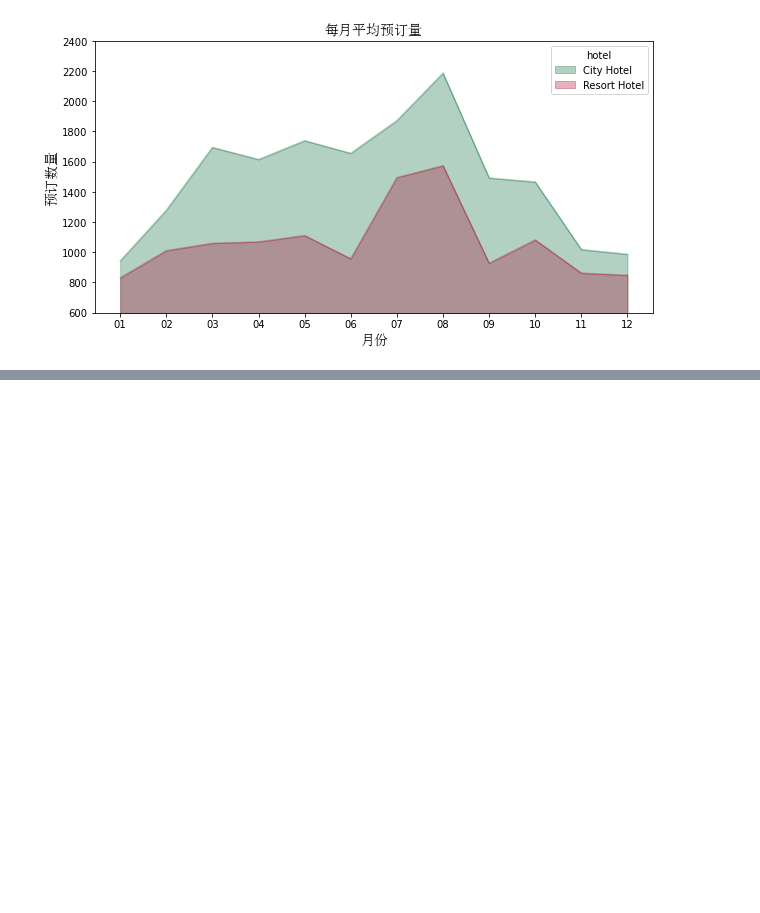
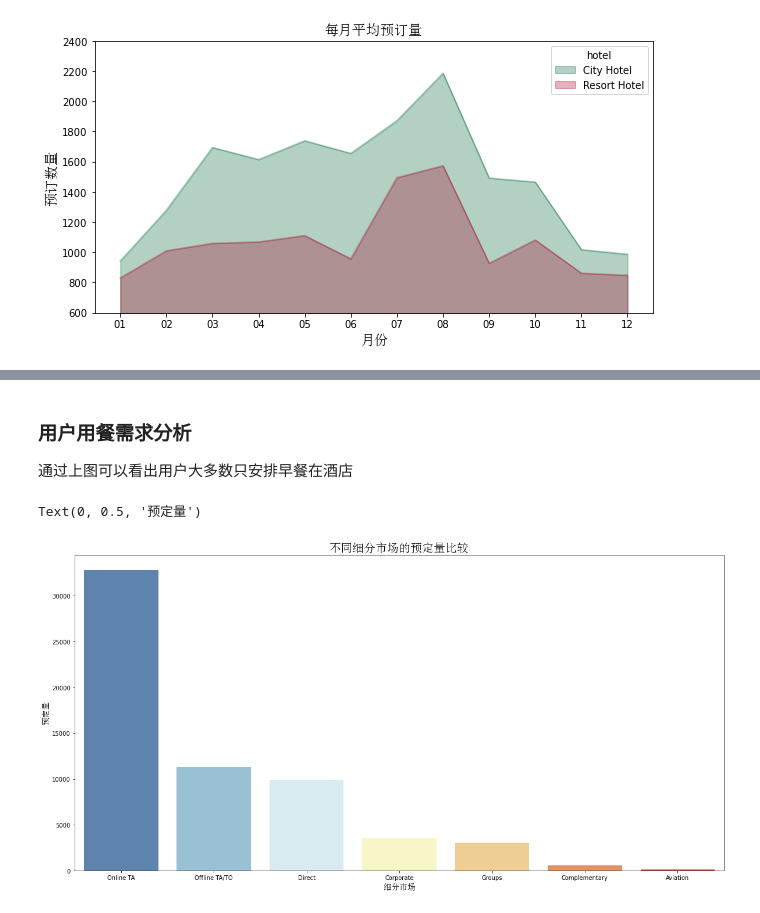
Before and after one commit to wym123/bi_project, a Jupyter notebook: project/酒店数据分析.ipynb, the cells around one changed output, grey strips where cells are left out. Drawn from its saved outputs; the diff is of its cells as text; code cells hidden in the pictures; blank space fills up the shorter version.

```diff
--- a/project/酒店数据分析.ipynb
+++ b/project/酒店数据分析.ipynb
@@ -334,0 +524,17 @@ plt.show()
+# %% [markdown]
+### 用户用餐需求分析
+通过上图可以看出用户大多数只安排早餐在酒店
+# %%
+# 查看用户预定途径 market_segment的分布情况
+plt.figure(figsize=(20,10))
+sns.countplot(x="market_segment",
+              data=nocancel_data,
+              order=nocancel_data["market_segment"].value_counts().index,
+              palette='RdYlBu_r')
+plt.title('不同细分市场的预定量比较',fontsize=20,fontproperties=my_font)
+plt.xlabel('细分市场',fontsize=14,fontproperties=my_font)
+plt.ylabel('预定量',fontsize=14,fontproperties=my_font)
+# TA代表travel agents旅行社；TO代表 tour operators旅游经营者
+# %% [output]
+Text(0, 0.5, '预定量')
+[figure, added]
```
Also changed, not shown: parts of 21 cells of this notebook.
